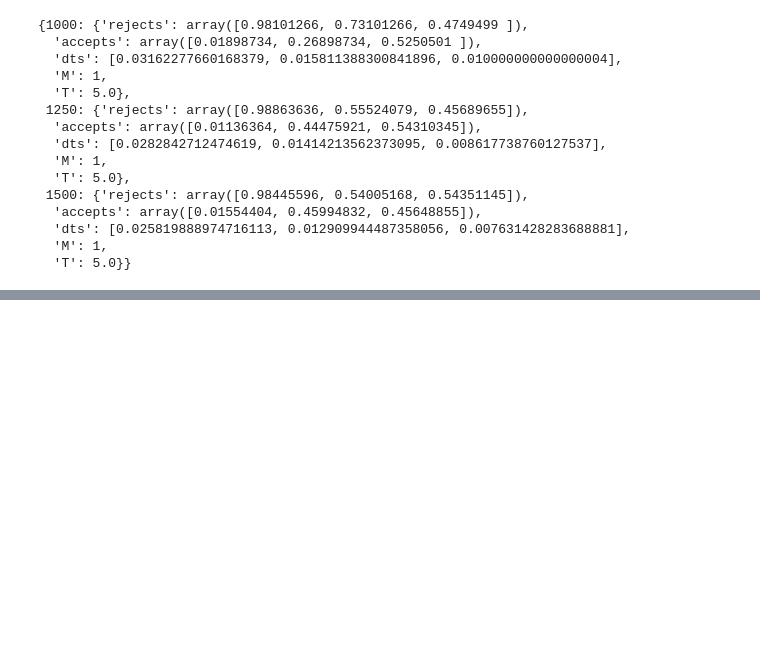
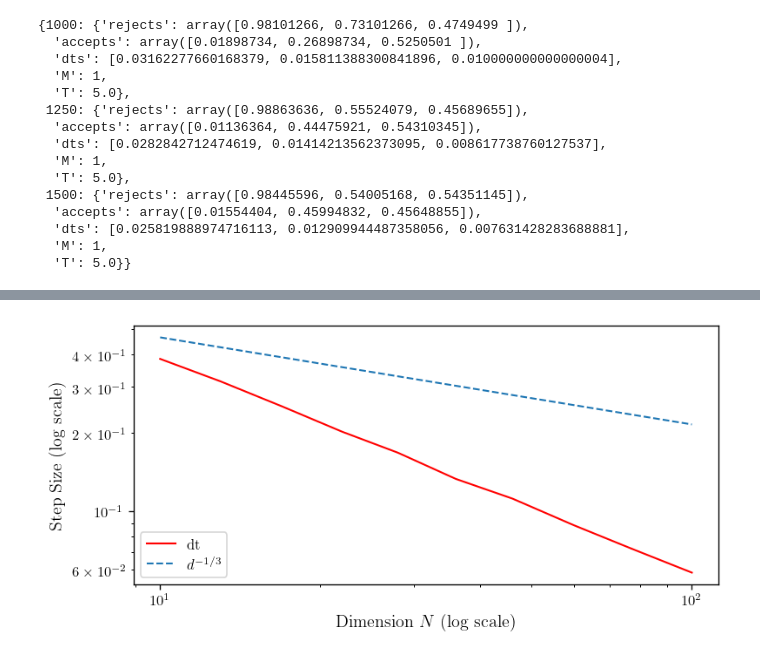
Before and after one commit to fredwdickinson/dissertation, a Jupyter notebook: code/main.ipynb, the cells around one changed output, grey strips where cells are left out. Cells and saved outputs as stored; diff of their text form; code cells hidden in the pictures; blank space fills up the shorter version.

```diff
--- a/code/main.ipynb
+++ b/code/main.ipynb
@@ -865,0 +904,13 @@ results_hmc
+# %%
+fig, ax = plt.subplots()
+ax.loglog(N_range, dts, 'r', label='dt')
+ax.loglog(N_range, N_range**(-1/3), '--', label=r'$d^{-1/3}$')
+ax.set_xlabel("Dimension $N$ (log scale)")
+ax.set_ylabel("Step Size (log scale)")
+ax.legend(loc = "lower left")
+
+# add code for getting slope
+
+plt.show()
+# %% [output]
+[figure, added]
```
Also changed, not shown: parts of 4 cells of this notebook, 1 other file.
